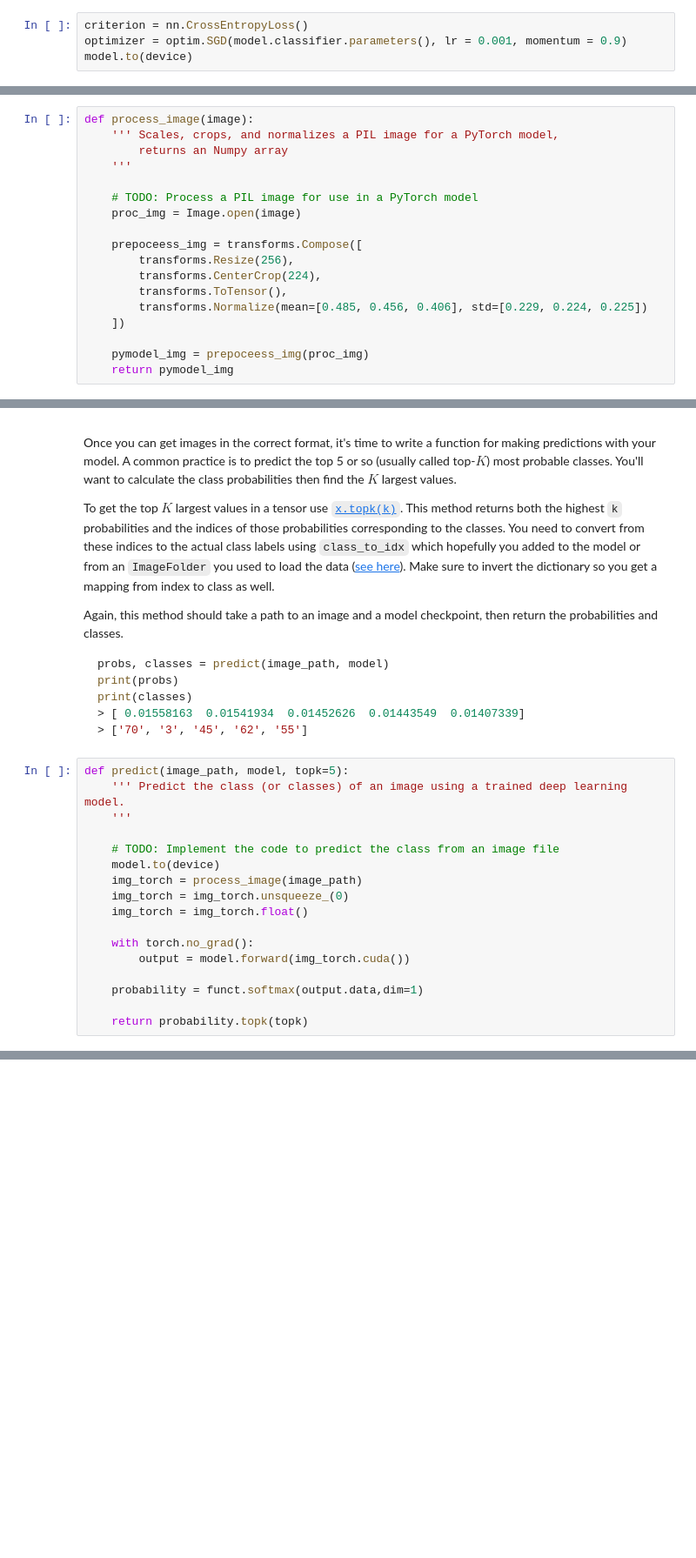
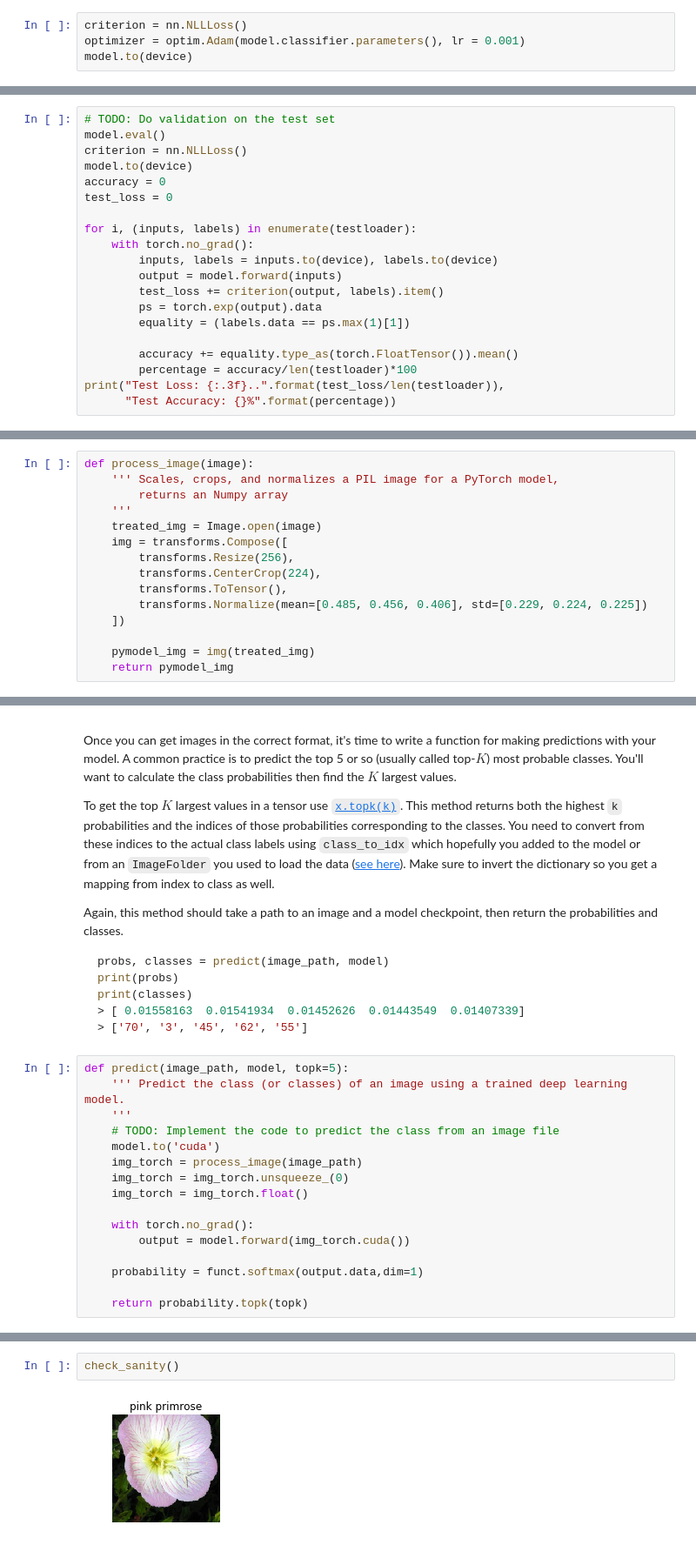
Before and after one commit to BlackKnightBR/Udacity_image_classifier, a Jupyter notebook: Image Classifier Project.ipynb, the cells around one changed output, grey strips where cells are left out. Shown: that part at 87% size. Saved outputs shown, nothing was run; the diff lists cells and outputs as text; blank space fills up the shorter version.

```diff
--- a/Image Classifier Project.ipynb
+++ b/Image Classifier Project.ipynb
@@ -143,8 +146,8 @@ classifier = nn.Sequential(OrderedDict([
 
 model.classifier = classifier
 # %%
-criterion = nn.CrossEntropyLoss()
-optimizer = optim.SGD(model.classifier.parameters(), lr = 0.001, momentum = 0.9)
+criterion = nn.NLLLoss()
+optimizer = optim.Adam(model.classifier.parameters(), lr = 0.001)
 model.to(device)
 # %% [output]
 VGG(
@@ -234,0 +236,20 @@ print('Accuracy of the network on the 10000 test images: %d %%' % (100 * correct
+# %%
+# TODO: Do validation on the test set
+model.eval()
+criterion = nn.NLLLoss()
+model.to(device)
+accuracy = 0
+test_loss = 0
+
+for i, (inputs, labels) in enumerate(testloader):
+    with torch.no_grad():
+        inputs, labels = inputs.to(device), labels.to(device)
+        output = model.forward(inputs)
+        test_loss += criterion(output, labels).item()
+        ps = torch.exp(output).data
+        equality = (labels.data == ps.max(1)[1])
+
+        accuracy += equality.type_as(torch.FloatTensor()).mean()
+        percentage = accuracy/len(testloader)*100
+print("Test Loss: {:.3f}..".format(test_loss/len(testloader)),
+      "Test Accuracy: {}%".format(percentage))
@@ -282,18 +323,15 @@ def process_image(image):
     ''' Scales, crops, and normalizes a PIL image for a PyTorch model,
         returns an Numpy array
     '''
-
-    # TODO: Process a PIL image for use in a PyTorch model
-    proc_img = Image.open(image)
-
-    prepoceess_img = transforms.Compose([
+    treated_img = Image.open(image)
+    img = transforms.Compose([
         transforms.Resize(256),
         transforms.CenterCrop(224),
         transforms.ToTensor(),
         transforms.Normalize(mean=[0.485, 0.456, 0.406], std=[0.229, 0.224, 0.225])
     ])
 
-    pymodel_img = prepoceess_img(proc_img)
+    pymodel_img = img(treated_img)
     return pymodel_img
 # %% [markdown]
 To check your work, the function below converts a PyTorch tensor and displays it in the notebook. If your `process_image` function works, running the output through this function should return the original image (except for the cropped out portions).
@@ -338,9 +386,8 @@ print(classes)
 def predict(image_path, model, topk=5):
     ''' Predict the class (or classes) of an image using a trained deep learning model.
     '''
-
     # TODO: Implement the code to predict the class from an image file
-    model.to(device)
+    model.to('cuda')
     img_torch = process_image(image_path)
     img_torch = img_torch.unsqueeze_(0)
     img_torch = img_torch.float()
@@ -397,0 +439,4 @@ plt.show()
+# %%
+check_sanity()
+# %% [output]
+[figure, added]
```
Also changed, not shown: parts of 19 cells of this notebook.
